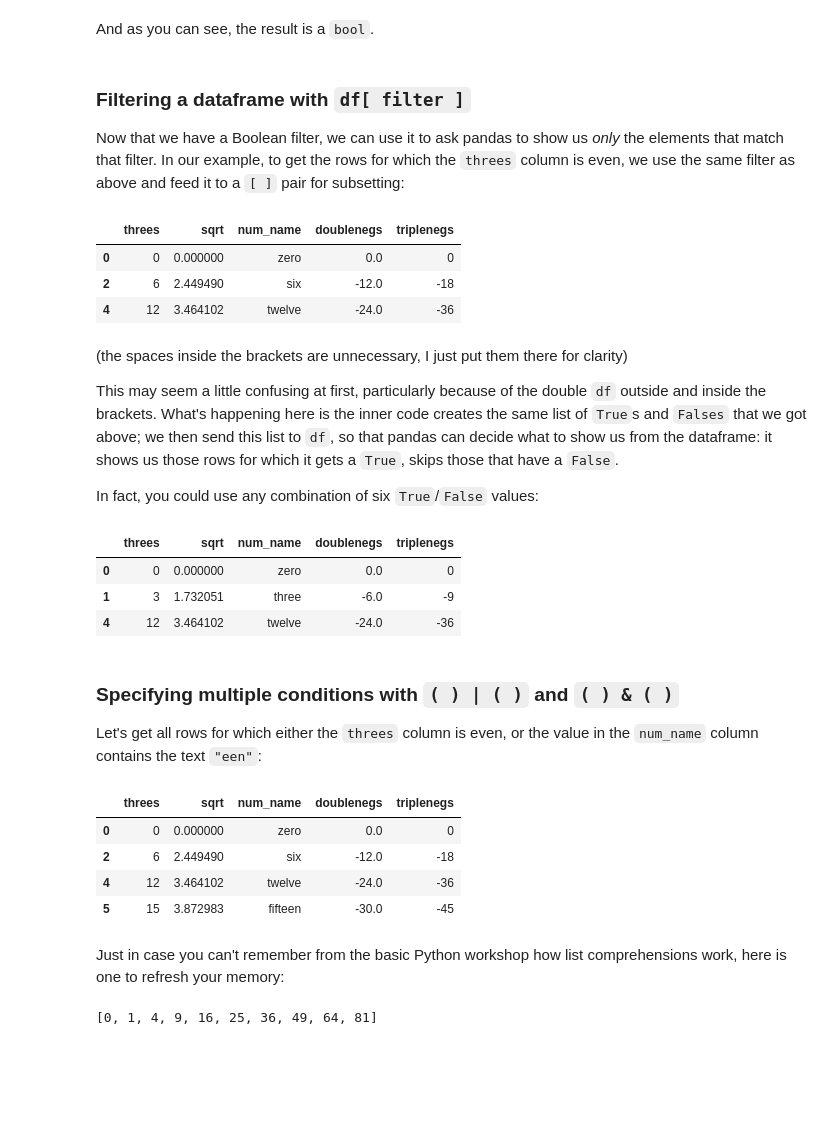
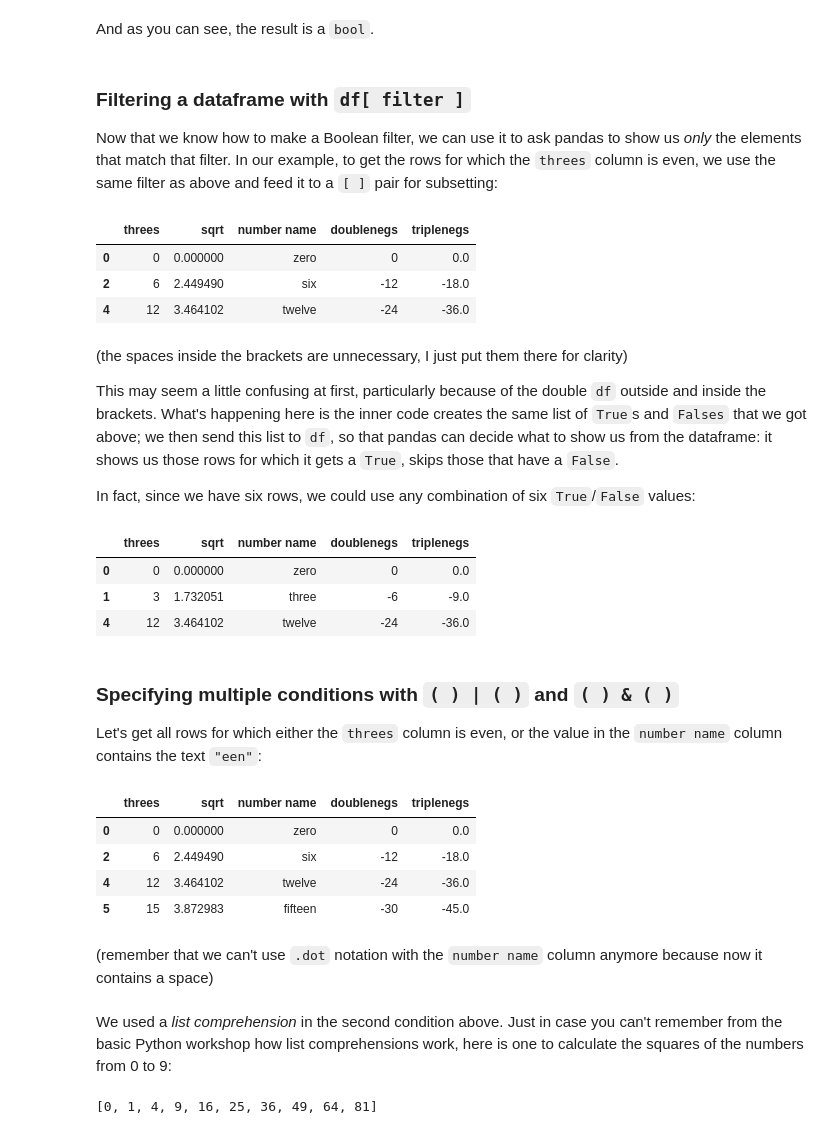
Before and after one commit to vsojo/Python_DataAnalysis_Workshop, a Jupyter notebook: Py303_Pandas.END.ipynb, the cells around one changed output. Drawn from its saved outputs; the diff is of its cells as text; code cells hidden in the pictures; blank space fills up the shorter version.

```diff
--- a/Py303_Pandas.END.ipynb
+++ b/Py303_Pandas.END.ipynb
@@ -289,6 +313,6 @@ df
 ## Renaming columns
 To rename column(s), pandas uses a dictionary syntax, in which the key is given as `old_name` and the value is the `new_name`. For example, to rename both the `sqroots` and `names` columns:
 # %%
-df.rename( columns={'sqroots' : 'sqrt', 'names' : 'num_name'} , inplace=True)
+df.rename( columns={'sqroots' : 'sqrt', 'names' : 'number name'} , inplace=True )
 df
 # %% [output]
@@ -354,6 +401,6 @@ It seems the strings are called "`object`"  in pandas.
 ### Changing the data type of a column
 One way to change the data type of a column is to reassign it to itself with a different type:
 # %%
-df['doublenegs'] = df['doublenegs'].astype('float32')
+df['triplenegs'] = df['triplenegs'].astype('float32')
 df.dtypes
 # %% [output]
@@ -394,40 +441,42 @@ Name: threes, dtype: bool
 And as you can see, the result is a `bool`.
 # %% [markdown]
 ### Filtering a dataframe with `df[ filter ]`
-Now that we have a Boolean filter, we can use it to ask pandas to show us _only_ the elements that match that filter. In our example, to get the rows for which the `threes` column is even, we use the same filter as above and feed it to a `[ ]` pair for subsetting:
+Now that we know how to make a Boolean filter, we can use it to ask pandas to show us _only_ the elements that match that filter. In our example, to get the rows for which the `threes` column is even, we use the same filter as above and feed it to a `[ ]` pair for subsetting:
 # %%
 df[ df.threes %2 == 0 ]
 # %% [output]
-|  | threes | sqrt | num_name | doublenegs | triplenegs |
-| 0 | 0 | 0.000000 | zero | 0.0 | 0 |
-| 2 | 6 | 2.449490 | six | -12.0 | -18 |
-| 4 | 12 | 3.464102 | twelve | -24.0 | -36 |
+|  | threes | sqrt | number name | doublenegs | triplenegs |
+| 0 | 0 | 0.000000 | zero | 0 | 0.0 |
+| 2 | 6 | 2.449490 | six | -12 | -18.0 |
+| 4 | 12 | 3.464102 | twelve | -24 | -36.0 |
 # %% [markdown]
 (the spaces inside the brackets are unnecessary, I just put them there for clarity)
 
 This may seem a little confusing at first, particularly because of the double `df` outside and inside the brackets. What's happening here is the inner code creates the same list of `True`s and `Falses` that we got above; we then send this list to `df`, so that pandas can decide what to show us from the dataframe: it shows us those rows for which it gets a `True`, skips those that have a `False`.
 
-In fact, you could use any combination of six `True`/`False` values:
+In fact, since we have six rows, we could use any combination of six `True`/`False` values:
 # %%
 df[ [True, True, False, False, True, False] ]
 # %% [output]
-|  | threes | sqrt | num_name | doublenegs | triplenegs |
-| 0 | 0 | 0.000000 | zero | 0.0 | 0 |
-| 1 | 3 | 1.732051 | three | -6.0 | -9 |
-| 4 | 12 | 3.464102 | twelve | -24.0 | -36 |
+|  | threes | sqrt | number name | doublenegs | triplenegs |
+| 0 | 0 | 0.000000 | zero | 0 | 0.0 |
+| 1 | 3 | 1.732051 | three | -6 | -9.0 |
+| 4 | 12 | 3.464102 | twelve | -24 | -36.0 |
 # %% [markdown]
 ### Specifying multiple conditions with `( ) | ( )` and `( ) & ( )`
-Let's get all rows for which either the `threes` column is even, or the value in the `num_name` column contains the text `"een"`:
+Let's get all rows for which either the `threes` column is even, or the value in the `number name` column contains the text `"een"`:
 # %%
-df[ (df.threes %2 == 0) | (["een" in name for name in df['num_name'].values])]
+df[  (df.threes %2 == 0)  |  (["een" in name for name in df['number name'].values])  ]
 # %% [output]
-|  | threes | sqrt | num_name | doublenegs | triplenegs |
-| 0 | 0 | 0.000000 | zero | 0.0 | 0 |
-| 2 | 6 | 2.449490 | six | -12.0 | -18 |
-| 4 | 12 | 3.464102 | twelve | -24.0 | -36 |
-| 5 | 15 | 3.872983 | fifteen | -30.0 | -45 |
+|  | threes | sqrt | number name | doublenegs | triplenegs |
+| 0 | 0 | 0.000000 | zero | 0 | 0.0 |
+| 2 | 6 | 2.449490 | six | -12 | -18.0 |
+| 4 | 12 | 3.464102 | twelve | -24 | -36.0 |
+| 5 | 15 | 3.872983 | fifteen | -30 | -45.0 |
+# %% [markdown]
+(remember that we can't use `.dot` notation with the `number name` column anymore because now it contains a space)
 # %% [markdown]
-Just in case you can't remember from the basic Python workshop how list comprehensions work, here is one to refresh your memory:
+We used a _list comprehension_ in the second condition above. Just in case you can't remember from the basic Python workshop how list comprehensions work, here is one to calculate the squares of the numbers from 0 to 9:
 # %%
 [x**2 for x in range(10)]
 # %% [output]
```
Also changed, not shown: parts of 128 cells of this notebook, 8 other files.
